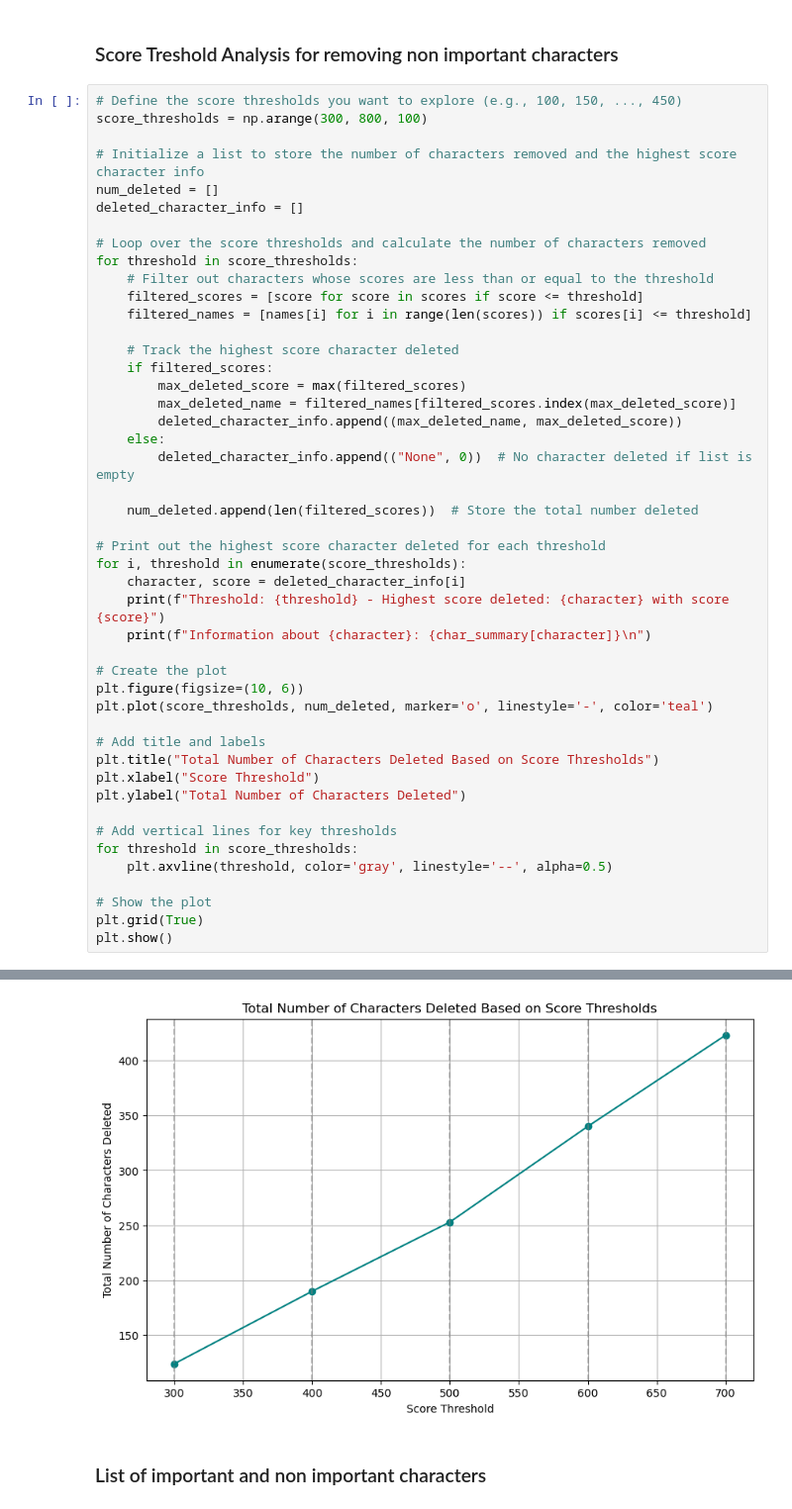
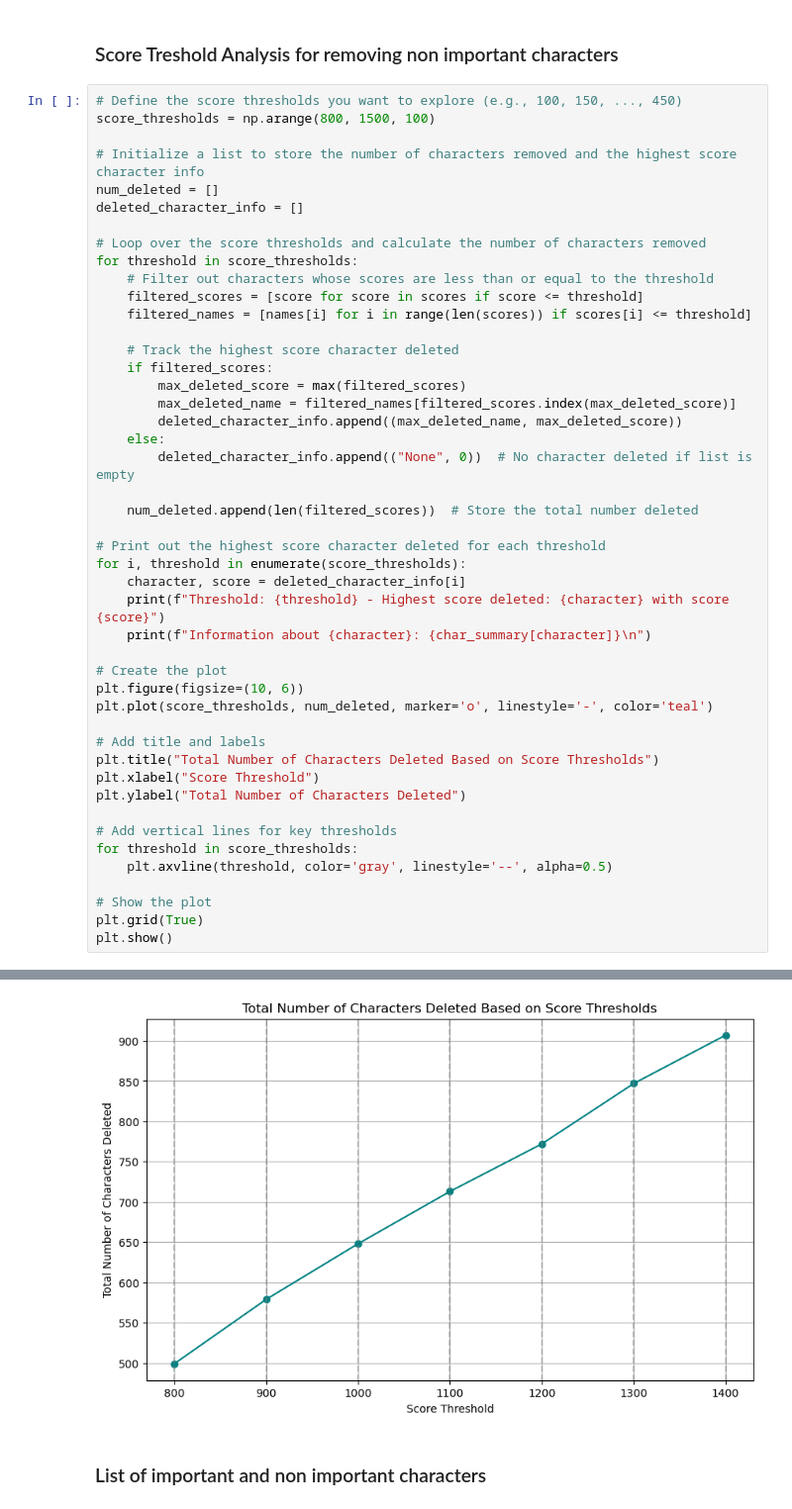
Before and after one commit to Qingwen-Zeng/Social-Graphs-and-Interactions-Final-Project, a Jupyter notebook: jupyter_notebooks/filtering_characters.ipynb, the cells around one changed output, grey strips where cells are left out. Shown at 99% size. Saved outputs shown, nothing was run; the diff lists cells and outputs as text.

```diff
--- a/jupyter_notebooks/filtering_characters.ipynb
+++ b/jupyter_notebooks/filtering_characters.ipynb
@@ -474,7 +474,7 @@ plt.show()
 ### Score Treshold Analysis for removing non important characters
 # %%
 # Define the score thresholds you want to explore (e.g., 100, 150, ..., 450)
-score_thresholds = np.arange(300, 800, 100)
+score_thresholds = np.arange(800, 1500, 100)
 
 # Initialize a list to store the number of characters removed and the highest score character info
 num_deleted = []
@@ -536,4 +542,4 @@ Information about Iwatobi: {'mentions': ['Ham Burger', 'Moqueca'], 'word_count':
-[figure, old version]
+[figure, new version]
 # %% [markdown]
 ### List of important and non important characters
 # %%
```
Also changed, not shown: parts of 4 cells of this notebook, 4 other files.
